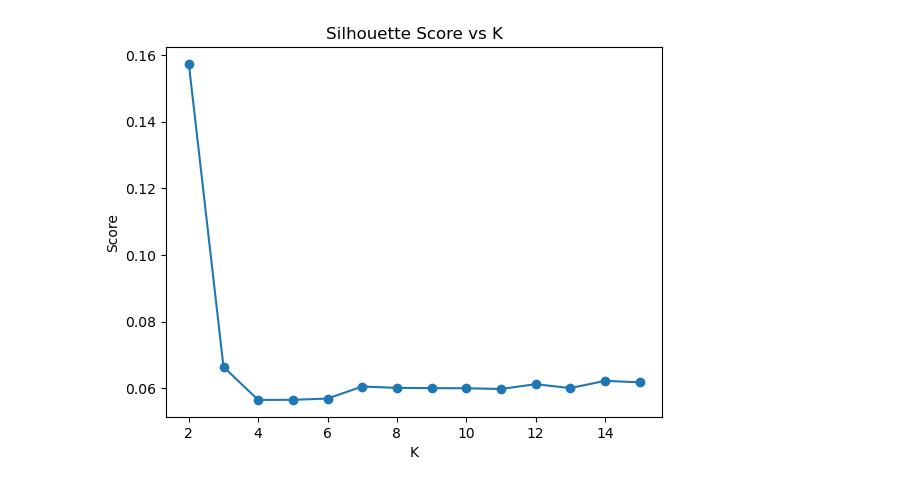
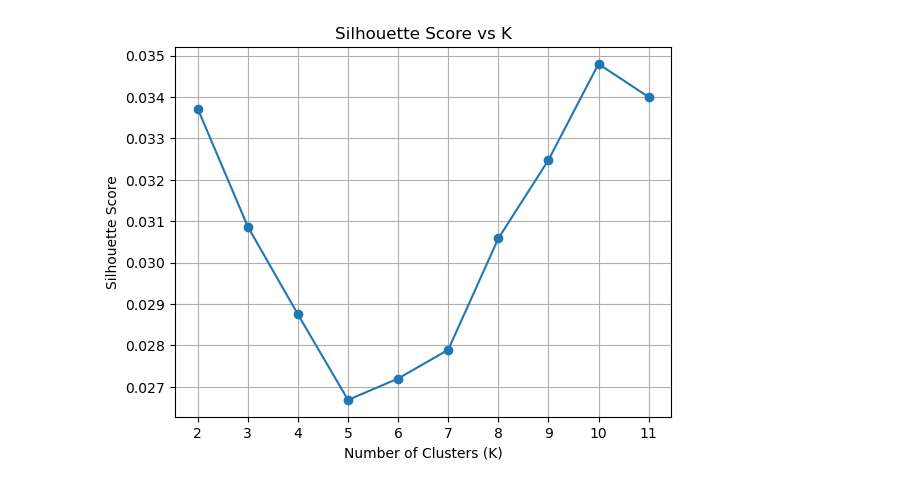
Before and after one commit to ZhuRuncong/DebateElo, a Jupyter notebook: Services/MotionClusterer.ipynb, the cells around one changed output. Drawn from its saved outputs; the diff is of its cells as text; code cells hidden in the pictures.

```diff
--- a/Services/MotionClusterer.ipynb
+++ b/Services/MotionClusterer.ipynb
@@ -29,14 +11,41 @@ leads = df["Lead"].astype(str).tolist()
+# %%
+qualifiers = [
+    "THPAW", "THBT", "THB", "THW", "THS", "THR", "THO", "THP", "TH",
+    "This House Prefers A World",
+    "This House Believes That",
+    "This House Believes",
+    "This House Would",
+    "This House Supports",
+    "This House Regrets",
+    "This House Opposes",
+    "This House Prefers",
+    "This House"
+]
+
+pattern = re.compile(rf'\b({"|".join(re.escape(q) for q in qualifiers)})(,)?\b\s*', re.IGNORECASE)
+
+def clean_lead(lead):
+    lead = pattern.sub('', lead).strip()
+    return lead
+# %%
+df["Lead"] = df["Lead"].apply(clean_lead)
+leads = df["Lead"].tolist()
+mask_valid = df["Lead"] != "No Lead."
+valid_leads = df.loc[mask_valid, "Lead"].tolist()
 # %%
-model = SentenceTransformer("all-MiniLM-L12-v2")
-X = model.encode(leads)
+model = SentenceTransformer("avsolatorio/GIST-small-Embedding-v0", revision=None)
+X = model.encode(valid_leads)
 # %%
-scores = [silhouette_score(X, KMeans(n_clusters=k).fit_predict(X)) for k in range(2, 16)]
+k_range = range(2, 12)
+scores = [silhouette_score(X, KMeans(n_clusters=k, random_state=42).fit_predict(X)) for k in k_range]
 
-plt.plot(range(2, 16), scores, 'o-')
+plt.plot(k_range, scores, 'o-')
 plt.title("Silhouette Score vs K")
-plt.xlabel("K")
-plt.ylabel("Score")
+plt.xlabel("Number of Clusters (K)")
+plt.ylabel("Silhouette Score")
+plt.xticks(k_range)
+plt.grid(True)
 plt.show()
 # %% [output]
-[figure, old version]
+[figure, new version]
 # %%
```
Also changed, not shown: parts of 6 cells of this notebook, 9 other files.
